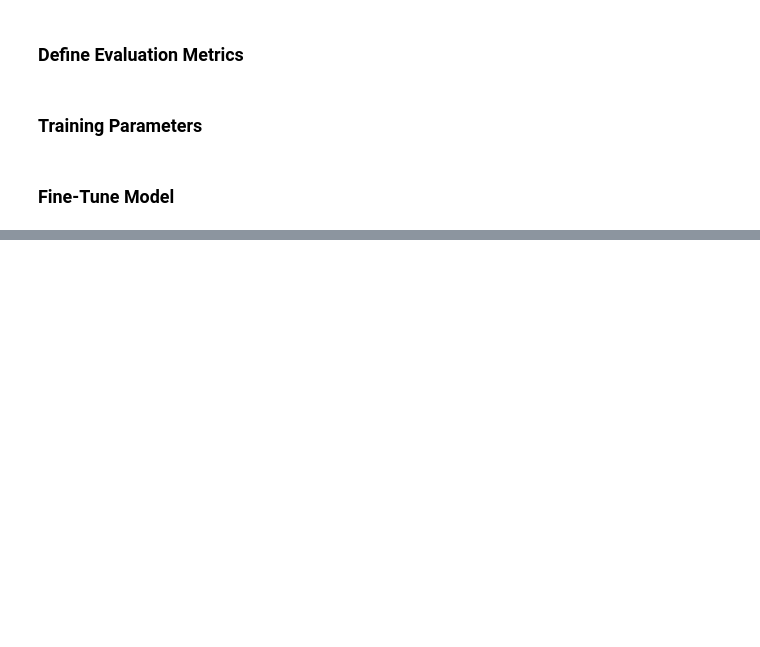
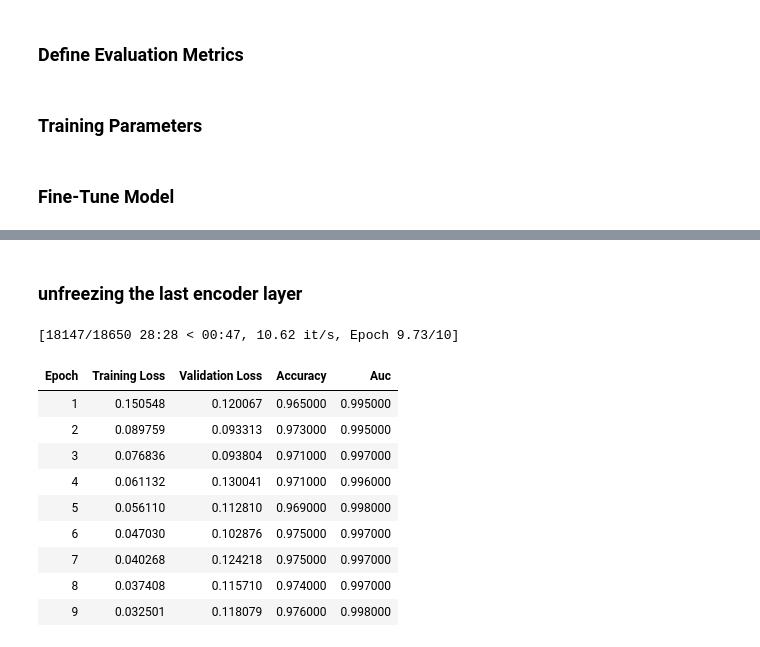
Before and after one commit to Drew-Levy/E-ML, a Jupyter notebook: bert.ipynb, the cells around one changed output, grey strips where cells are left out. Drawn from its saved outputs; the diff is of its cells as text; code cells hidden in the pictures; blank space fills up the shorter version.

```diff
--- a/bert.ipynb
+++ b/bert.ipynb
@@ -475,0 +501,28 @@ KeyboardInterrupt:
+# %% [markdown]
+### unfreezing the last encoder layer ###
+# %%
+for param in model.bert.encoder.layer[-1].parameters():
+    param.requires_grad = True
+
+trainer = Trainer(
+    model=model,
+    args=training_args,
+    train_dataset=tokenized_train_data,
+    eval_dataset=tokenized_validation_data,
+    data_collator=data_collator,
+    compute_metrics=compute_metrics
+)
+
+trainer.train()
+# %% [output]
+[18147/18650 28:28 < 00:47, 10.62 it/s, Epoch 9.73/10]
+| Epoch | Training Loss | Validation Loss | Accuracy | Auc |
+| 1 | 0.150548 | 0.120067 | 0.965000 | 0.995000 |
+| 2 | 0.089759 | 0.093313 | 0.973000 | 0.995000 |
+| 3 | 0.076836 | 0.093804 | 0.971000 | 0.997000 |
+| 4 | 0.061132 | 0.130041 | 0.971000 | 0.996000 |
+| 5 | 0.056110 | 0.112810 | 0.969000 | 0.998000 |
+| 6 | 0.047030 | 0.102876 | 0.975000 | 0.997000 |
+| 7 | 0.040268 | 0.124218 | 0.975000 | 0.997000 |
+| 8 | 0.037408 | 0.115710 | 0.974000 | 0.997000 |
+| 9 | 0.032501 | 0.118079 | 0.976000 | 0.998000 |
```
Also changed, not shown: parts of 4 cells of this notebook.
